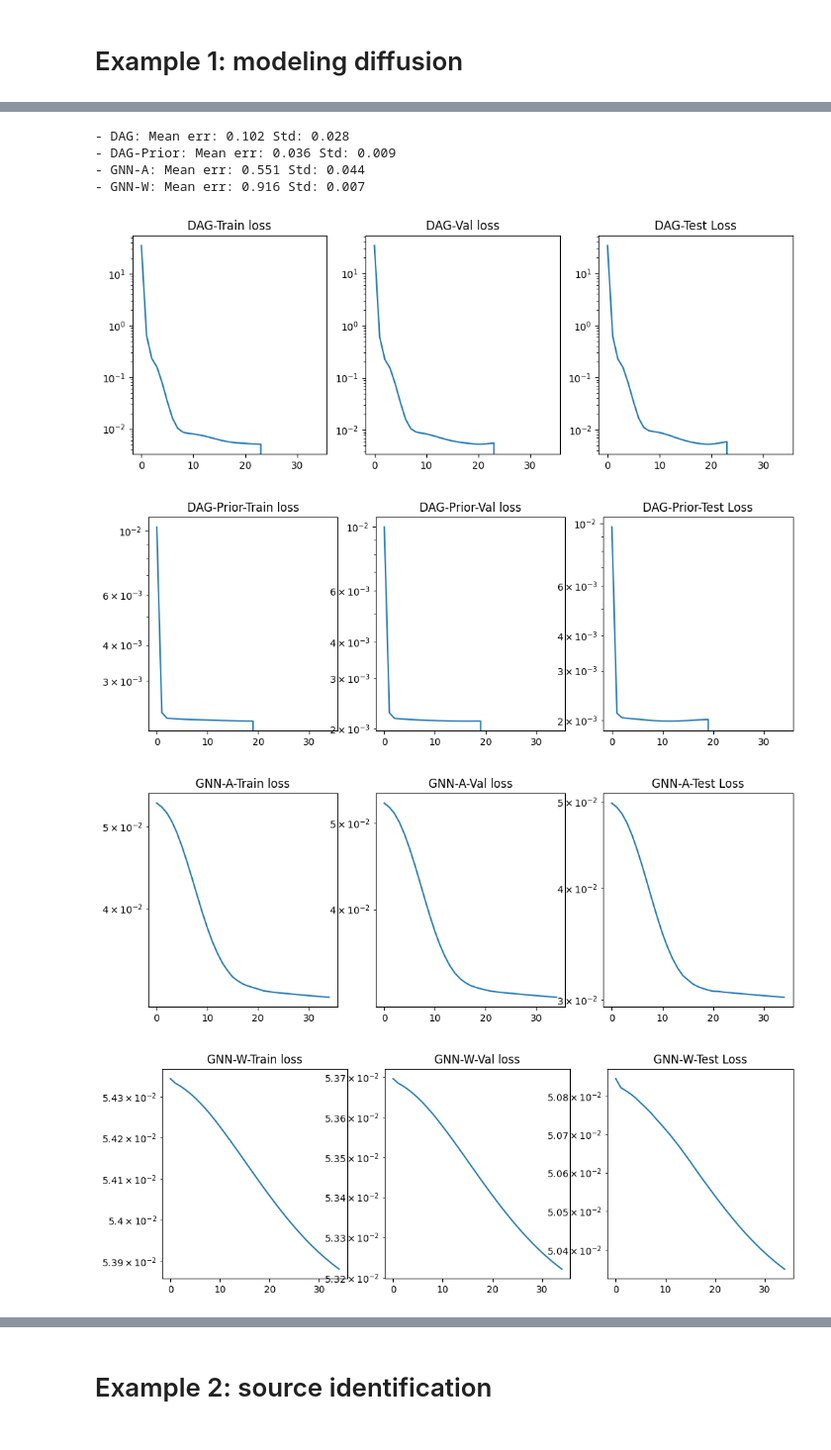
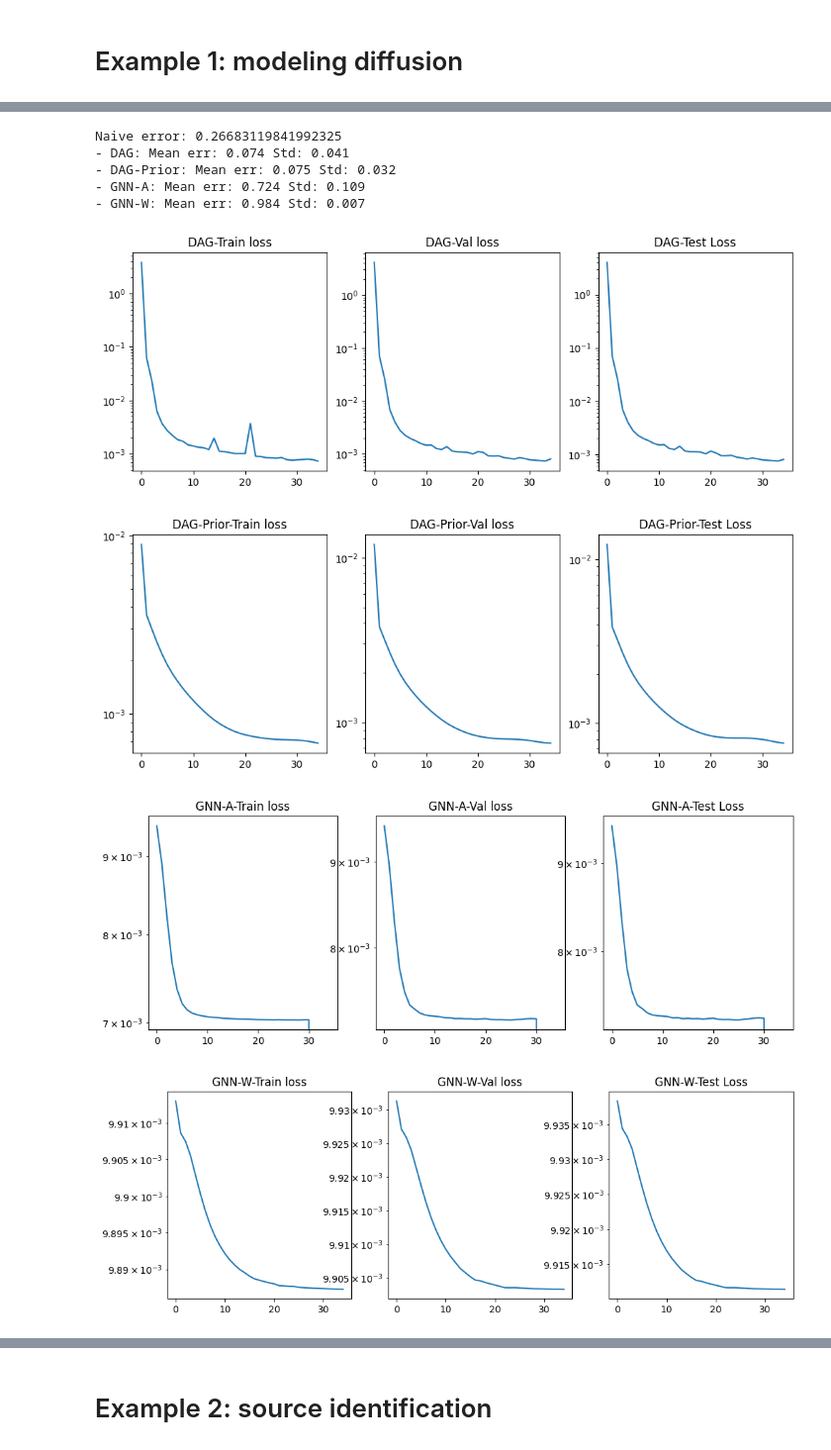
Before and after one commit to reysam93/dag_conv_nn, a Jupyter notebook: prueba.ipynb, the cells around one changed output, grey strips where cells are left out. Shown: that part at 99% size. Cells and saved outputs as stored; diff of their text form; code cells hidden in the pictures.

```diff
--- a/prueba.ipynb
+++ b/prueba.ipynb
@@ -119,12 +124,11 @@ device = torch.device('cuda:0' if torch.cuda.is_available() else 'cpu')
 
 # Create DAGConv model
 in_dim = X.shape[2]
-hid_dim = 32
+hid_dim = 32*4
 out_dim = Y.shape[2]
 L = 2
 l_act = None #nn.Sigmoid()
 loss = nn.MSELoss(reduction='mean')
-
 
 X_train = torch.Tensor(X_data['train']).to(device)
 
@@ -133,10 +137,12 @@ eval_freq = 1
 batch_size = 50
 lr = 1e-3 #1e-3
 epochs = 35
-patience = 3
+patience = 5
 wd = 1e-4
+bias = True
 
 errs = {}
+results = {}
 GSOs_tensor = torch.Tensor(GSOs)
 
 print('DAGCNN')
@@ -148,10 +154,11 @@ losses_dag = model.fit(X_data, Y_data, lr, epochs, batch_size, wd, eval_freq=eva
 t_e = time.time() - t_i
 print('\tTime:', t_e)
 errs['DAG'] = model.test(X_data['test'], Y_data['test'])
+results['DAG'] = losses_dag
 
 print('DAGCNN WITH SELECTED GSOs')
 sel_GSOs = GSOs_tensor[gsos_idx]
-arch = DAGConv(in_dim, hid_dim, out_dim, L, sel_GSOs, last_act=l_act).to(device)
+arch = DAGConv(in_dim, hid_dim, out_dim, L, sel_GSOs, last_act=l_act, bias=bias).to(device)
 model = Model(arch, loss, device=device)
 t_i = time.time()
 losses_dag_prior = model.fit(X_data, Y_data, lr, epochs, batch_size, wd, eval_freq=eval_freq,
@@ -159,14 +166,13 @@ losses_dag_prior = model.fit(X_data, Y_data, lr, epochs, batch_size, wd, eval_fr
 t_e = time.time() - t_i
 print('\tTime:', t_e)
 errs['DAG-Prior'] = model.test(X_data['test'], Y_data['test'])
+results['DAG-Prior'] = losses_dag_prior
 
-# NEED TO UPDATE BASELINE MODELS!
 device = 'cpu'
-l_act = nn.Identity()
 
 print('CLASSICAL GNN using A')
 S = dgl.from_networkx(nx.from_numpy_array(Adj)).add_self_loop().to(device)
-arch = GCNN_2L(in_dim, hid_dim, out_dim, S, act=nn.ReLU(), last_act=l_act)
+arch = GCNN_2L(in_dim, hid_dim, out_dim, S)
 model = Model(arch, loss, device=device)
 t_i = time.time()
 losses_gnnA = model.fit(X_data, Y_data, lr, epochs, batch_size, wd, eval_freq=1,
@@ -174,10 +180,11 @@ losses_gnnA = model.fit(X_data, Y_data, lr, epochs, batch_size, wd, eval_freq=1,
 t_e = time.time() - t_i
 print('\tTime:', t_e)
 errs['GNN-A'] = model.test(X_data['test'], Y_data['test'])
+results['GNN-A'] = losses_gnnA
 
 print('CLASSICAL GNN using W')
 S = dgl.from_networkx(nx.from_numpy_array(W)).add_self_loop().to(device)
-arch = GCNN_2L(in_dim, hid_dim, out_dim, S, act=nn.ReLU(), last_act=l_act)
+arch = GCNN_2L(in_dim, hid_dim, out_dim, S)
 model = Model(arch, loss, device=device)
 t_i = time.time()
 losses_gnnW = model.fit(X_data, Y_data, lr, epochs, batch_size, wd, eval_freq=1,
@@ -185,5 +192,6 @@ losses_gnnW = model.fit(X_data, Y_data, lr, epochs, batch_size, wd, eval_freq=1,
 t_e = time.time() - t_i
 print('\tTime:', t_e)
 errs['GNN-W'] = model.test(X_data['test'], Y_data['test'])
+results['GNN-W'] = losses_gnnW
 # %% [output]
 DAGCNN
@@ -206,27 +214,29 @@ Epoch 35/35 - Loss Train: 0.054 - Val Loss: 0.053
 # %%
+naive_err = (la.norm(Y-X, 2, axis=1, keepdims=True)/la.norm(Y, 2, axis=1, keepdims=True))**2
+naive_err = naive_err.mean()
+
+print('Naive error:', naive_err)
 for key, value in errs.items():
     print(f'- {key}: Mean err: {value[0]:.3f} Std: {value[1]:.3f}')
 
-losses = {'DAG': losses_dag, 'DAG-Prior': losses_dag_prior, 'GNN-A': losses_gnnA,
-           'GNN-W': losses_gnnW}
-
-for key, value in losses.items():
+for key, value in results.items():
     plt.figure(figsize=(12, 4))
     plt.subplot(1,3,1)
     plt.semilogy(value['train'])
     plt.title(f'{key}-Train loss')
     plt.subplot(1,3,2)
     plt.semilogy(value['val'])
     plt.title(f'{key}-Val loss')
     plt.subplot(1,3,3)
     plt.semilogy(value['test'])
     plt.title(f'{key}-Test Loss')
 # %% [output]
-- DAG: Mean err: 0.102 Std: 0.028
-- DAG-Prior: Mean err: 0.036 Std: 0.009
-- GNN-A: Mean err: 0.551 Std: 0.044
-- GNN-W: Mean err: 0.916 Std: 0.007
+Naive error: 0.26683119841992325
+- DAG: Mean err: 0.074 Std: 0.041
+- DAG-Prior: Mean err: 0.075 Std: 0.032
+- GNN-A: Mean err: 0.724 Std: 0.109
+- GNN-W: Mean err: 0.984 Std: 0.007
-[figure, old version]
+[figure, new version]
-[figure, old version]
+[figure, new version]
-[figure, old version]
+[figure, new version]
-[figure, old version]
+[figure, new version]
```
Also changed, not shown: parts of 8 cells of this notebook, 4 other files.
